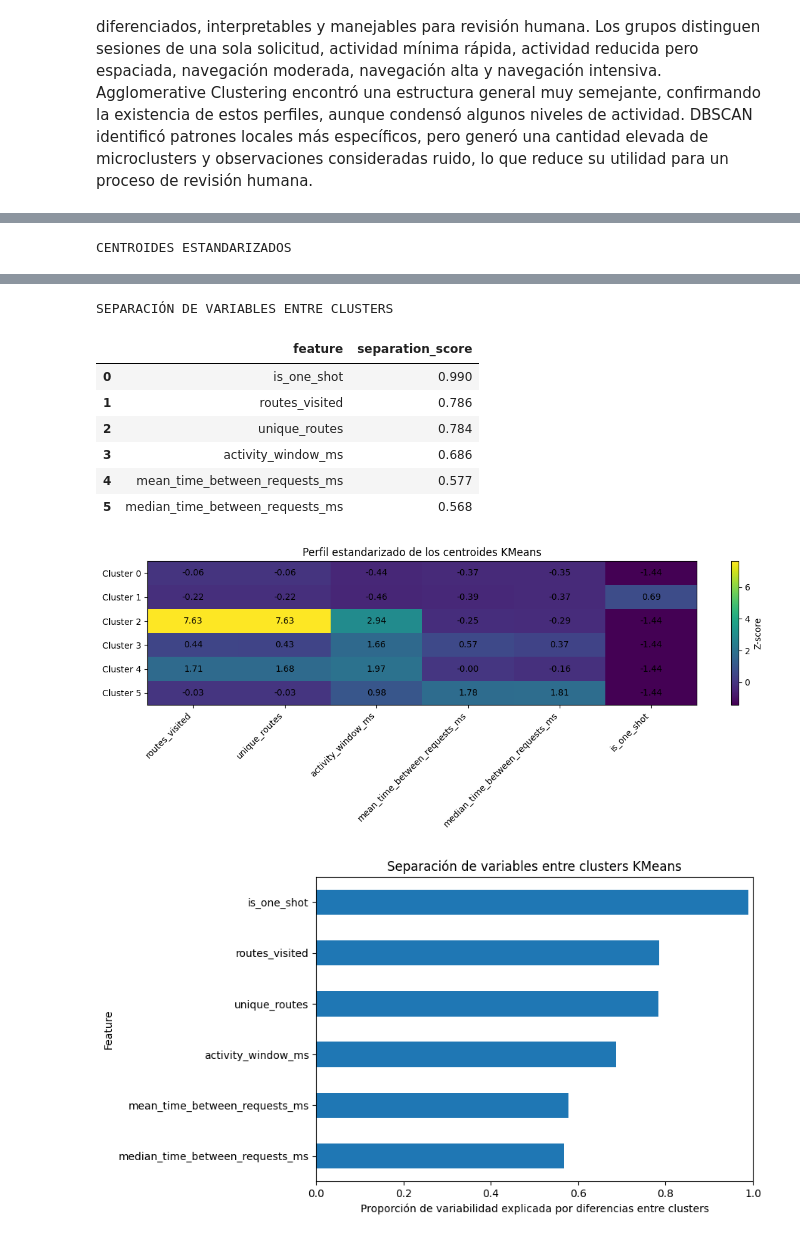
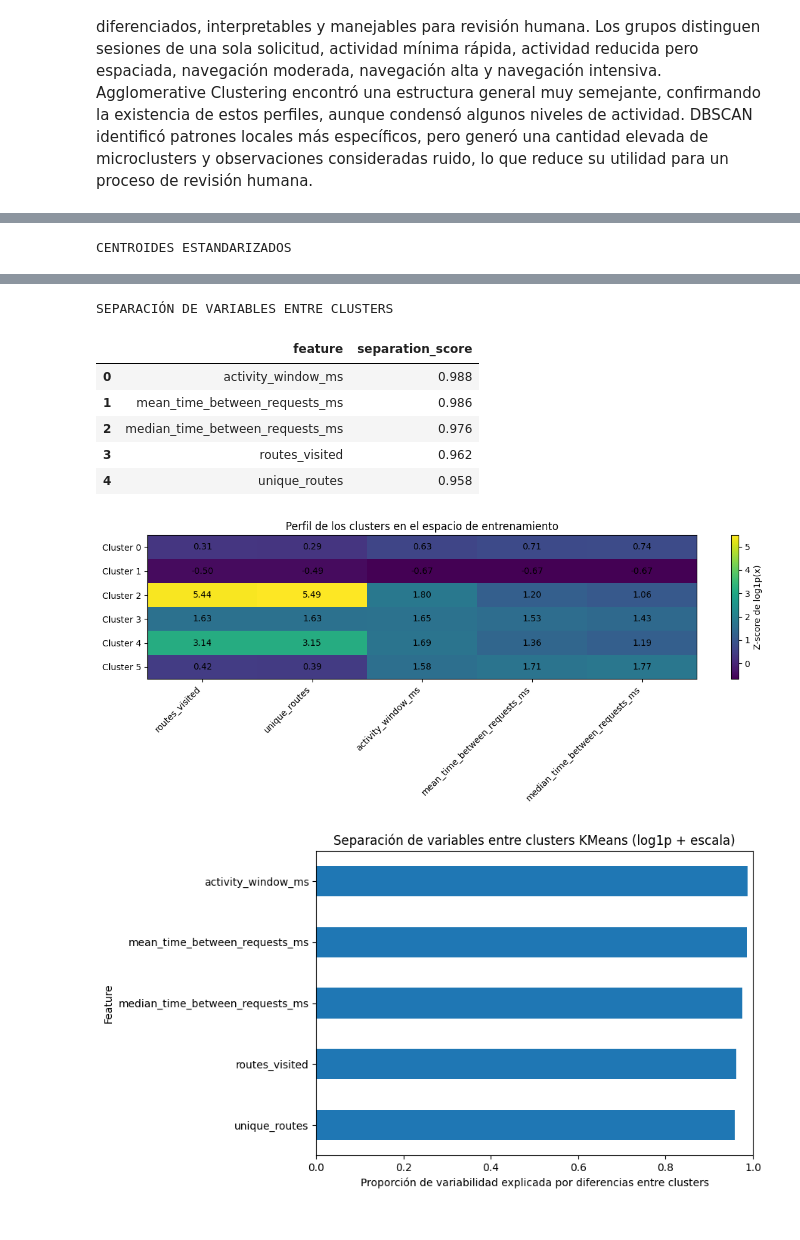
Before and after one commit to Groltjor/PIDATECDSMarcoGMAY25, a Jupyter notebook: Notebooks/05_visualization.ipynb, the cells around one changed output, grey strips where cells are left out. Cells and saved outputs as stored; diff of their text form; code cells hidden in the pictures.

```diff
--- a/Notebooks/05_visualization.ipynb
+++ b/Notebooks/05_visualization.ipynb
@@ -206,29 +202,27 @@ Estos resultados indican que las agrupaciones no dependen únicamente del volume
 # %%
+from sklearn.impute import SimpleImputer
 from sklearn.preprocessing import StandardScaler
 
 LABEL = "kmeans_labels"
 
-candidate_features = [
+
+FEATURES = [
     "routes_visited",
     "unique_routes",
     "activity_window_ms",
     "mean_time_between_requests_ms",
     "median_time_between_requests_ms",
-    "is_one_shot",
 ]
 
-FEATURES = [col for col in candidate_features if col in X_drains.columns]
+work = X_drains[[LABEL] + FEATURES].copy()
 
-work = X_drains[[LABEL] + FEATURES].dropna().copy()
-
-if "is_one_shot" in work.columns:
-    work["is_one_shot"] = work["is_one_shot"].astype(int)
-
-
+imputer = SimpleImputer(strategy="median")
+X_imputed = imputer.fit_transform(work[FEATURES])
+X_log = np.log1p(X_imputed)
 scaler = StandardScaler()
 
 Z = pd.DataFrame(
-    scaler.fit_transform(work[FEATURES]),
+    scaler.fit_transform(X_log),
     columns=FEATURES,
     index=work.index
 )
@@ -261,7 +255,7 @@ for cluster_id, n in cluster_sizes.items():
 total_ss = ((Z_features - overall_mean) ** 2).sum()
 
 separation_score = (
-    between_ss / total_ss
+    between_ss / total_ss.replace(0, np.nan)
 ).sort_values(ascending=False)
 
 separation_df = pd.DataFrame({
@@ -299,8 +293,8 @@ for i in range(centroids_z.shape[0]):
             va="center"
         )
 
-ax.set_title("Perfil estandarizado de los centroides KMeans")
-fig.colorbar(image, ax=ax, label="Z-score")
+ax.set_title("Perfil de los clusters en el espacio de entrenamiento")
+fig.colorbar(image, ax=ax, label="Z-score de log1p(x)")
 plt.tight_layout()
 plt.show()
 
@@ -312,7 +306,7 @@ separation_score.sort_values().plot(
 
 plt.xlabel("Proporción de variabilidad explicada por diferencias entre clusters")
 plt.ylabel("Feature")
-plt.title("Separación de variables entre clusters KMeans")
+plt.title("Separación de variables entre clusters KMeans (log1p + escala)")
 plt.xlim(0, 1)
 plt.tight_layout()
 plt.show()
@@ -329,10 +323,9 @@ CENTROIDES ESTANDARIZADOS
 SEPARACIÓN DE VARIABLES ENTRE CLUSTERS
 |  | feature | separation_score |
-| 0 | is_one_shot | 0.990 |
-| 1 | routes_visited | 0.786 |
-| 2 | unique_routes | 0.784 |
-| 3 | activity_window_ms | 0.686 |
-| 4 | mean_time_between_requests_ms | 0.577 |
-| 5 | median_time_between_requests_ms | 0.568 |
+| 0 | activity_window_ms | 0.988 |
+| 1 | mean_time_between_requests_ms | 0.986 |
+| 2 | median_time_between_requests_ms | 0.976 |
+| 3 | routes_visited | 0.962 |
+| 4 | unique_routes | 0.958 |
-[figure, old version]
+[figure, new version]
-[figure, old version]
+[figure, new version]
```
Also changed, not shown: parts of 2 cells of this notebook.
